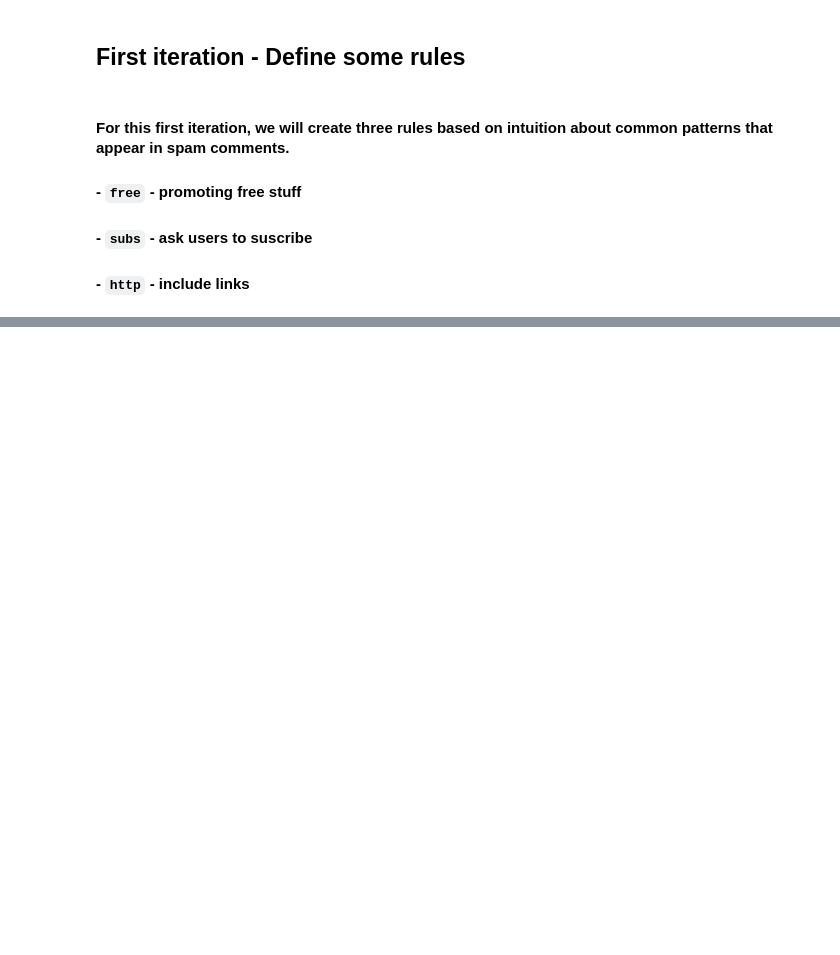
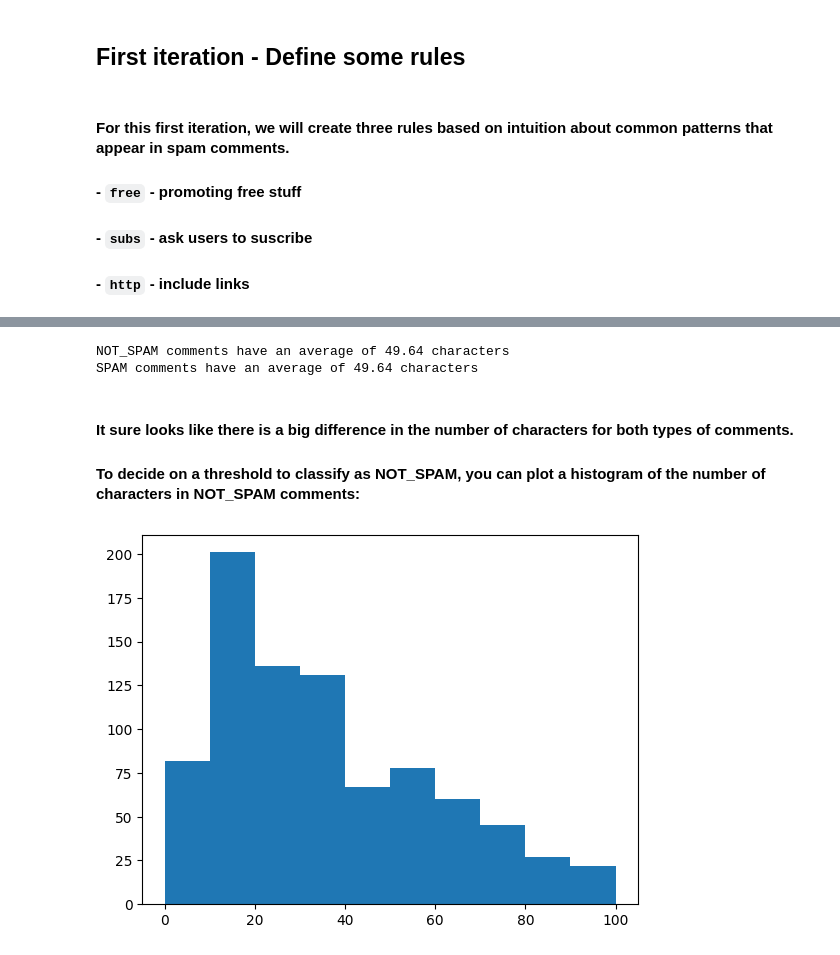
Before and after one commit to jaavilopezz8/spam-comment-classification, a Jupyter notebook: notebooks/data_labeling.ipynb, the cells around one changed output, grey strips where cells are left out. Saved outputs shown, nothing was run; the diff lists cells and outputs as text; code cells hidden in the pictures; blank space fills up the shorter version.

```diff
--- a/notebooks/data_labeling.ipynb
+++ b/notebooks/data_labeling.ipynb
@@ -211,0 +282,17 @@ array([ 1, -1, -1, ..., -1,  1, -1], shape=(1564,))
+# %%
+from statistics import mean
+
+print(f'NOT_SPAM comments have an average of {mean([len(t) for t in df_labeled[df_labeled.label==0].text]):.2f} characters')
+print(f'SPAM comments have an average of {mean([len(t) for t in df_labeled[df_labeled.label==0].text]):.2f} characters')
+# %% [output]
+NOT_SPAM comments have an average of 49.64 characters
+SPAM comments have an average of 49.64 characters
+# %% [markdown]
+#### It sure looks like there is a big difference in the number of characters for both types of comments.
+
+#### To decide on a threshold to classify as NOT_SPAM, you can plot a histogram of the number of characters in NOT_SPAM comments:
+# %%
+plt.hist([len(t) for t in df_labeled[df_labeled.label==0].text], range=(0,100))
+plt.show()
+# %% [output]
+[figure, added]
```
Also changed, not shown: parts of 22 cells of this notebook.
